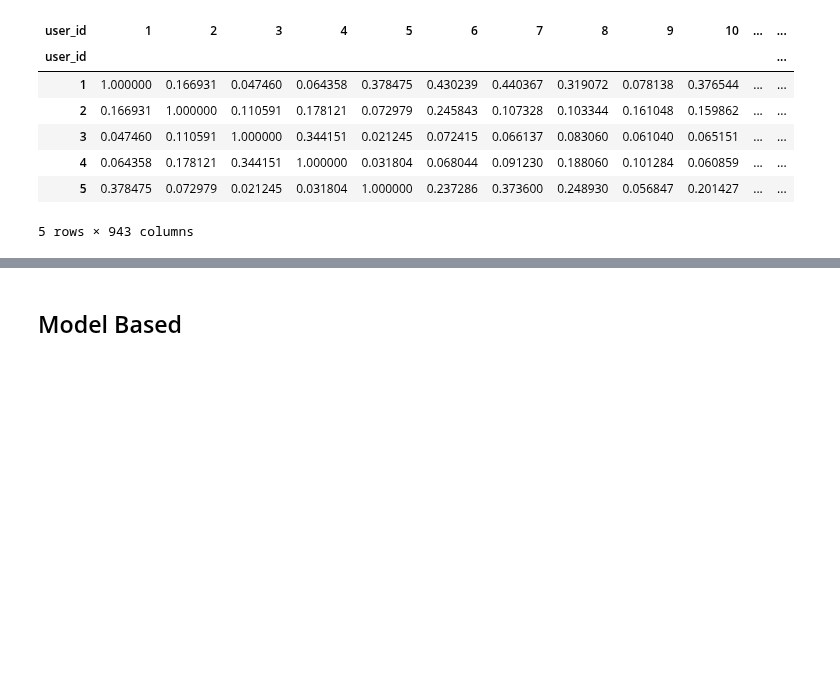
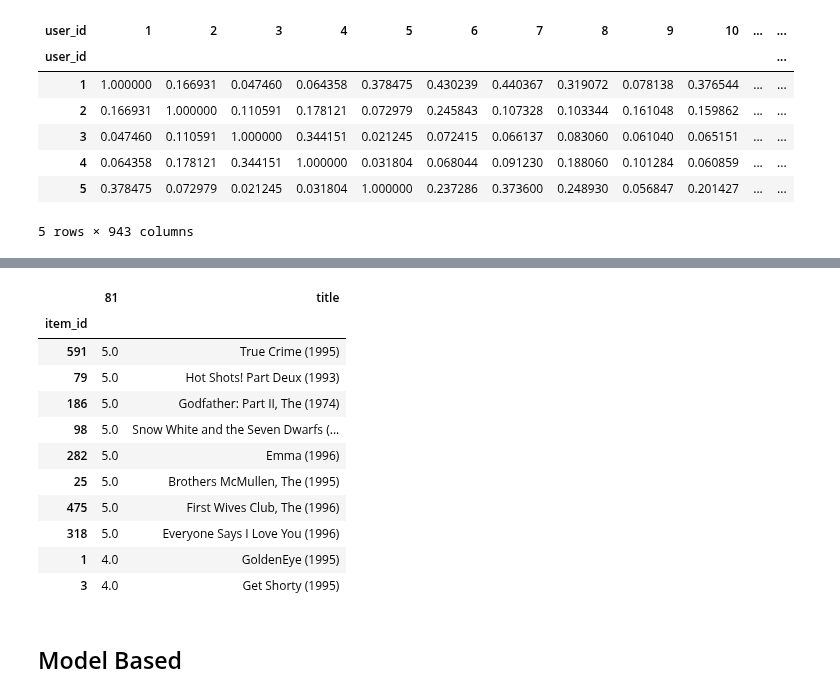
Before and after one commit to raliaskarov/tutorial_eth_ais_roman, a Jupyter notebook: in_class/Block 3/Recommendation_Systems.ipynb, the cells around one changed output, grey strips where cells are left out. Cells and saved outputs as stored; diff of their text form; code cells hidden in the pictures; blank space fills up the shorter version.

```diff
--- a/in_class/Block 3/Recommendation_Systems.ipynb
+++ b/in_class/Block 3/Recommendation_Systems.ipynb
@@ -208,3 +203,29 @@ recommend_movies(140, user_item_matrix, user_similarity, movies)
+# %%
+# check current preferences of user
+def user_current_preference(user_id, movies, user_item_matrix):
+  # keep only titles
+  movies_names = movies['title']
+  # call all movies from user_item_matrix for user 140 and rank top rating to bottom
+  user_movies = user_item_matrix.loc[user_id].sort_values(ascending=False).to_frame()
+  user_movies
+  # merge movie names on index
+  df = user_movies.merge(right = movies_names, how = 'left', left_index = True, right_index = True)
+  return df[:10]
+
+user_current_preference(user_id=81, movies=movies, user_item_matrix=user_item_matrix)
+# %% [output]
+|  | 81 | title |
+| item_id |  |  |
+| 591 | 5.0 | True Crime (1995) |
+| 79 | 5.0 | Hot Shots! Part Deux (1993) |
+| 186 | 5.0 | Godfather: Part II, The (1974) |
+| 98 | 5.0 | Snow White and the Seven Dwarfs (... |
+| 282 | 5.0 | Emma (1996) |
+| 25 | 5.0 | Brothers McMullen, The (1995) |
+| 475 | 5.0 | First Wives Club, The (1996) |
+| 318 | 5.0 | Everyone Says I Love You (1996) |
+| 1 | 4.0 | GoldenEye (1995) |
+| 3 | 4.0 | Get Shorty (1995) |
 # %% [markdown]
 ## Model Based
 # %% [markdown]
```
Also changed, not shown: parts of 14 cells of this notebook.
